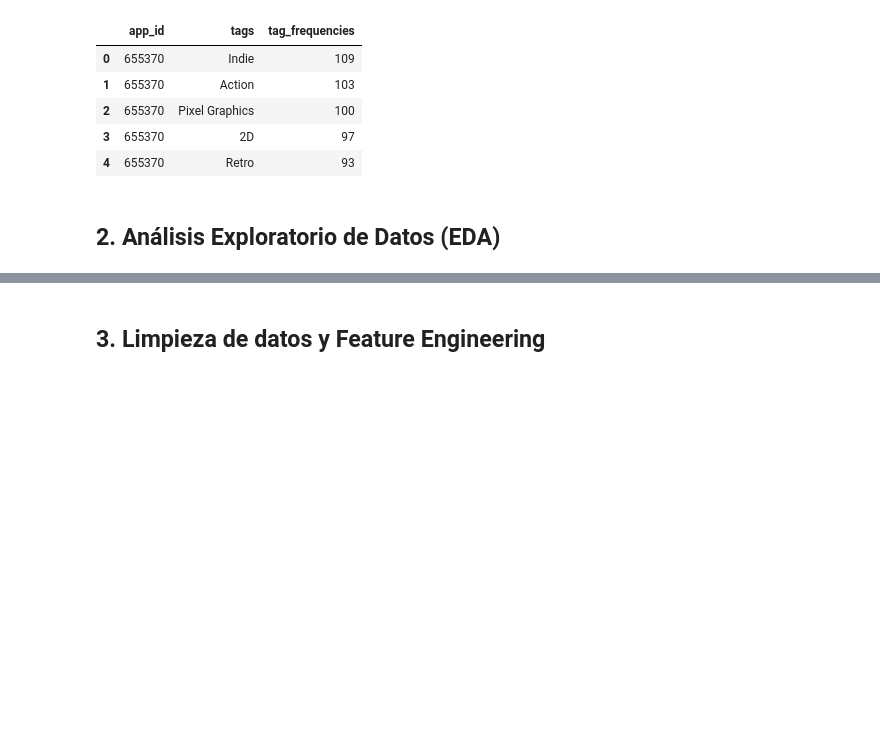
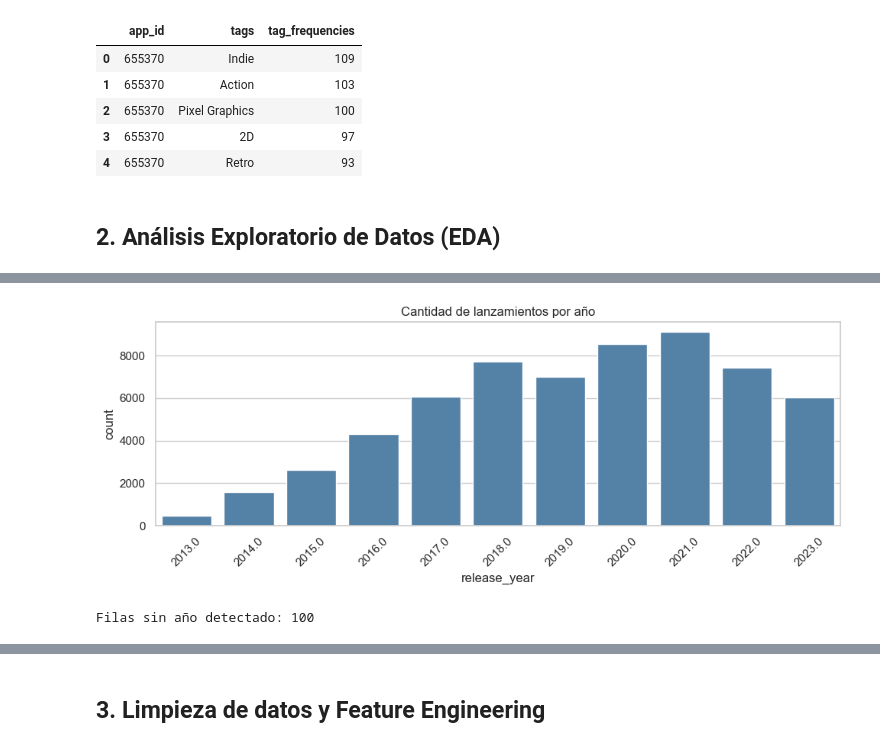
Before and after one commit to HichiroXD/Proyecto_IA_1, a Jupyter notebook: notebook/steam_analysis.ipynb, the cells around one changed output, grey strips where cells are left out. Drawn from its saved outputs; the diff is of its cells as text; code cells hidden in the pictures; blank space fills up the shorter version.

```diff
--- a/notebook/steam_analysis.ipynb
+++ b/notebook/steam_analysis.ipynb
@@ -62,0 +124,15 @@ display(df_tags.head())
+# %%
+# Extracción de release_year para revisar cobertura temporal
+df_games['release_year'] = pd.to_datetime(df_games['release_date'], errors='coerce').dt.year
+
+plt.figure(figsize=(10, 4))
+sns.countplot(x='release_year', data=df_games, color='steelblue')
+plt.title('Cantidad de lanzamientos por año')
+plt.xticks(rotation=45)
+plt.tight_layout()
+plt.show()
+
+print('Filas sin año detectado:', df_games['release_year'].isnull().sum())
+# %% [output]
+[figure, added]
+Filas sin año detectado: 100
```
Also changed, not shown: parts of 5 cells of this notebook.
